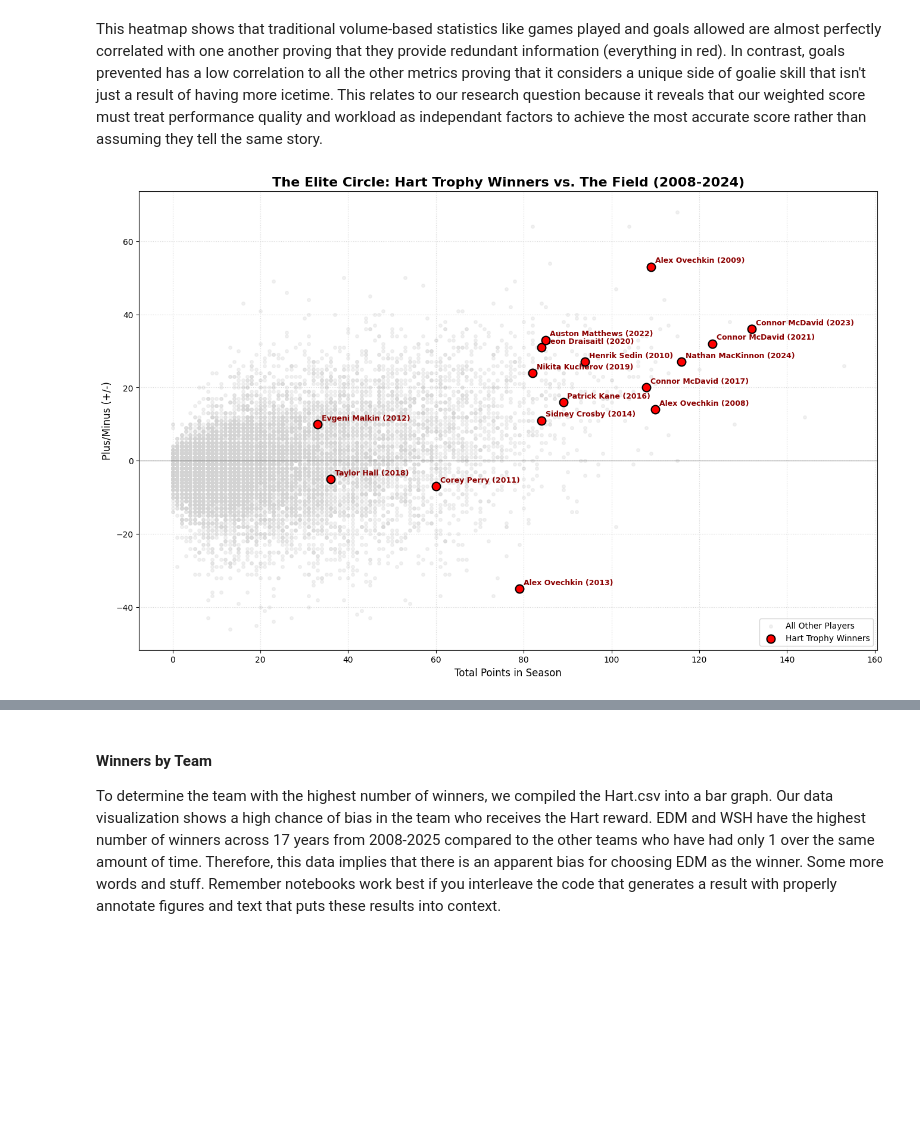
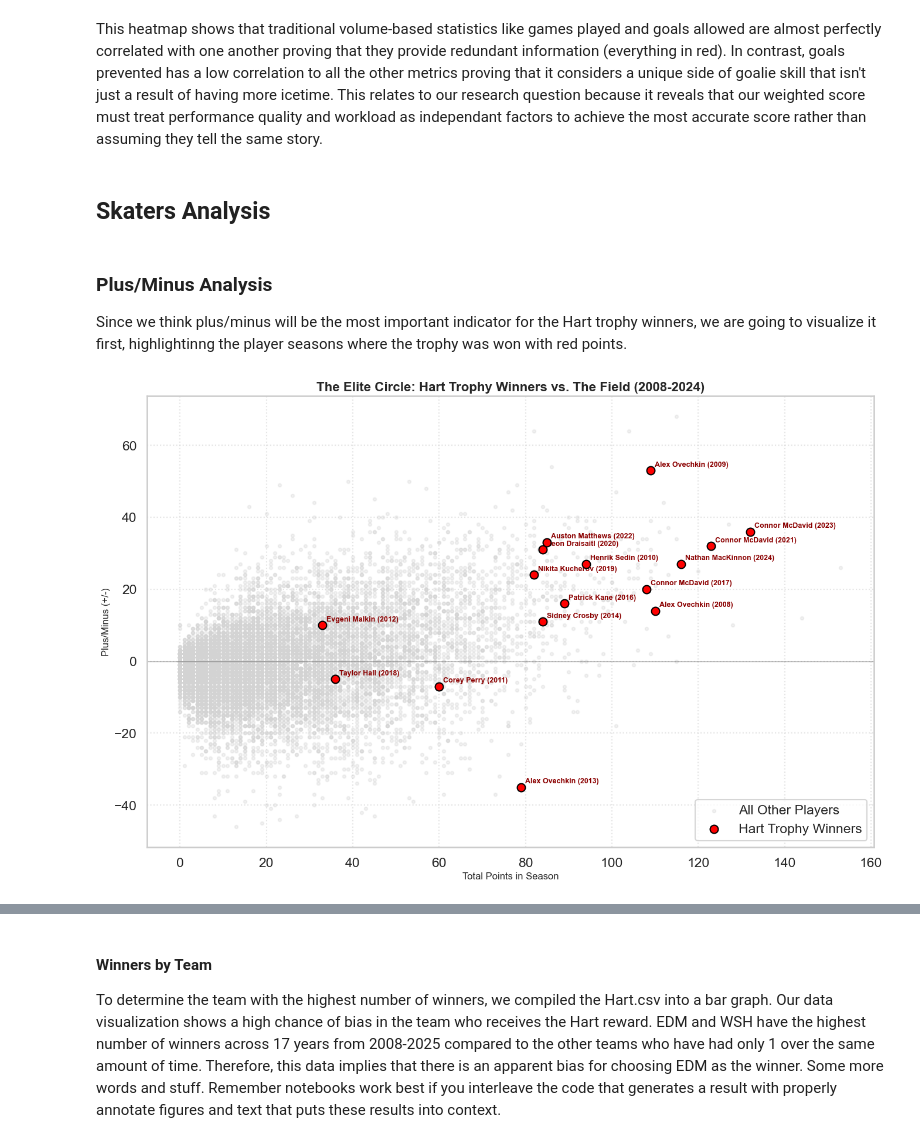
Before and after one commit to COGS108/Group118_WI26, a Jupyter notebook: 02-EDACheckpoint.ipynb, the cells around one changed output, grey strips where cells are left out. Drawn from its saved outputs; the diff is of its cells as text; code cells hidden in the pictures; blank space fills up the shorter version.

Commit message:
Added more visualizations and analysis to skaters

```diff
--- a/02-EDACheckpoint.ipynb
+++ b/02-EDACheckpoint.ipynb
@@ -333,6 +333,12 @@ plt.show()
 [figure]
 # %% [markdown]
 This heatmap shows that traditional volume-based statistics like games played and goals allowed are almost perfectly correlated with one another proving that they provide redundant information (everything in red). In contrast, goals prevented has a low correlation to all the other metrics proving that it considers a unique side of goalie skill that isn't just a result of having more icetime. This relates to our research question because it reveals that our weighted score must treat performance quality and workload as independant factors to achieve the most accurate score rather than assuming they tell the same story.
+# %% [markdown]
+## Skaters Analysis
+# %% [markdown]
+### Plus/Minus Analysis
+
+Since we think plus/minus will be the most important indicator for the Hart trophy winners, we are going to visualize it first, highlightinng the player seasons where the trophy was won with red points.
 # %%
 import pandas as pd
 import matplotlib.pyplot as plt
@@ -345,7 +351,7 @@ def normalize_name(name):
 
 # 1. Load both datasets
 skaters = pd.read_csv('skaters_2008_to_2024.csv')
-harts = pd.read_csv('/Users/ethanlee/Desktop/COGS 108/Group118_WI26/data/02-processed/hart_voting_2008_2025_processed.csv')
+harts = hart_data
 
 # 2. Calculate Plus/Minus (Logic: 5v5 + SHG - 5v5 - SHGA)
 skaters['plus_val'] = 0
@@ -353,53 +359,68 @@ skaters.loc[skaters['situation'].isin(['5on5', '4on5', 'other']), 'plus_val'] =
 skaters['minus_val'] = 0
 skaters.loc[skaters['situation'].isin(['5on5', '5on4', 'other']), 'minus_val'] = skaters['OnIce_A_goals']
 
-pm_data = skaters.groupby(['playerId', 'name', 'season']).agg({'plus_val': 'sum', 'minus_val': 'sum'}).reset_index()
+pm_data = (
+    skaters.groupby(['playerId', 'name', 'season'])
+           .agg({'plus_val': 'sum', 'minus_val': 'sum'})
+           .reset_index()
+)
 pm_data['plus_minus'] = pm_data['plus_val'] - pm_data['minus_val']
 
-# 3. Get Points (from the 'all' situation)
-points_data = skaters[skaters['situation'] == 'all'][['playerId', 'name', 'season', 'I_F_points']].copy()
-points_data.rename(columns={'I_F_points': 'total_points'}, inplace=True)
+# 3. Extract full-season totals from the 'all' situation
+totals = skaters[skaters['situation'] == 'all'][[
+    'playerId', 'name', 'season',
+    'I_F_points', 'I_F_goals', 'I_F_xGoals',
+    'I_F_shotAttempts', 'icetime', 'games_played'
+]].copy()
 
-# Merge Stats
-final_df = pd.merge(pm_data[['playerId', 'name', 'season', 'plus_minus']],
-                     points_data, on=['playerId', 'name', 'season'])
+totals.rename(columns={
+    'I_F_points': 'total_points',
+    'I_F_shotAttempts': 'I_F_shots',
+    'icetime': 'I_F_minutes'
+}, inplace=True)
 
-# 4. Filter and Merge Hart Winners
+# 4. Merge Plus/Minus with full-season totals
+final_df = pd.merge(
+    pm_data[['playerId', 'name', 'season', 'plus_minus']],
+    totals,
+    on=['playerId', 'name', 'season'],
+    how='inner'
+)
+
+# 5. Filter and Merge Hart Winners
 harts_winners = harts[harts['Place'] == 1].copy()
 harts_winners['norm_player'] = harts_winners['Player'].apply(normalize_name)
 final_df['norm_name'] = final_df['name'].apply(normalize_name)
 
-# Find matching stats for the winners
-hart_stats = pd.merge(harts_winners, final_df,
-                      left_on=['norm_player', 'Year'],
-                      right_on=['norm_name', 'season'])
+hart_stats = pd.merge(
+    harts_winners,
+    final_df,
+    left_on=['norm_player', 'Year'],
+    right_on=['norm_name', 'season']
+)
 
-# 5. Create the Visualization
+# 6. Create the Visualization
 plt.figure(figsize=(16, 10))
 
-# Background: Plot all 15,000+ player-seasons in light grey
 plt.scatter(final_df['total_points'], final_df['plus_minus'],
             c='lightgrey', alpha=0.3, s=15, label='All Other Players')
 
-# Foreground: Plot Hart Winners in Red
 plt.scatter(hart_stats['total_points'], hart_stats['plus_minus'],
             c='red', s=100, edgecolors='black', linewidth=1.5, zorder=5, label='Hart Trophy Winners')
 
-# Add Labels for the Winners
 for i, row in hart_stats.iterrows():
     plt.annotate(f"{row['name']} ({row['season']})",
                  (row['total_points'], row['plus_minus']),
                  textcoords="offset points", xytext=(5,5),
                  fontsize=9, fontweight='bold', color='darkred')
 
-# Formatting
 plt.axhline(0, color='black', linewidth=1, alpha=0.3)
 plt.xlabel('Total Points in Season', fontsize=12)
 plt.ylabel('Plus/Minus (+/-)', fontsize=12)
 plt.title('The Elite Circle: Hart Trophy Winners vs. The Field (2008-2024)', fontsize=16, fontweight='bold')
 plt.grid(True, linestyle=':', alpha=0.5)
 plt.legend(loc='lower right')
 
 plt.show()
 # %% [output]
-[figure, old version]
+[figure, new version]
```
Also changed, not shown: parts of 10 cells of this notebook.
